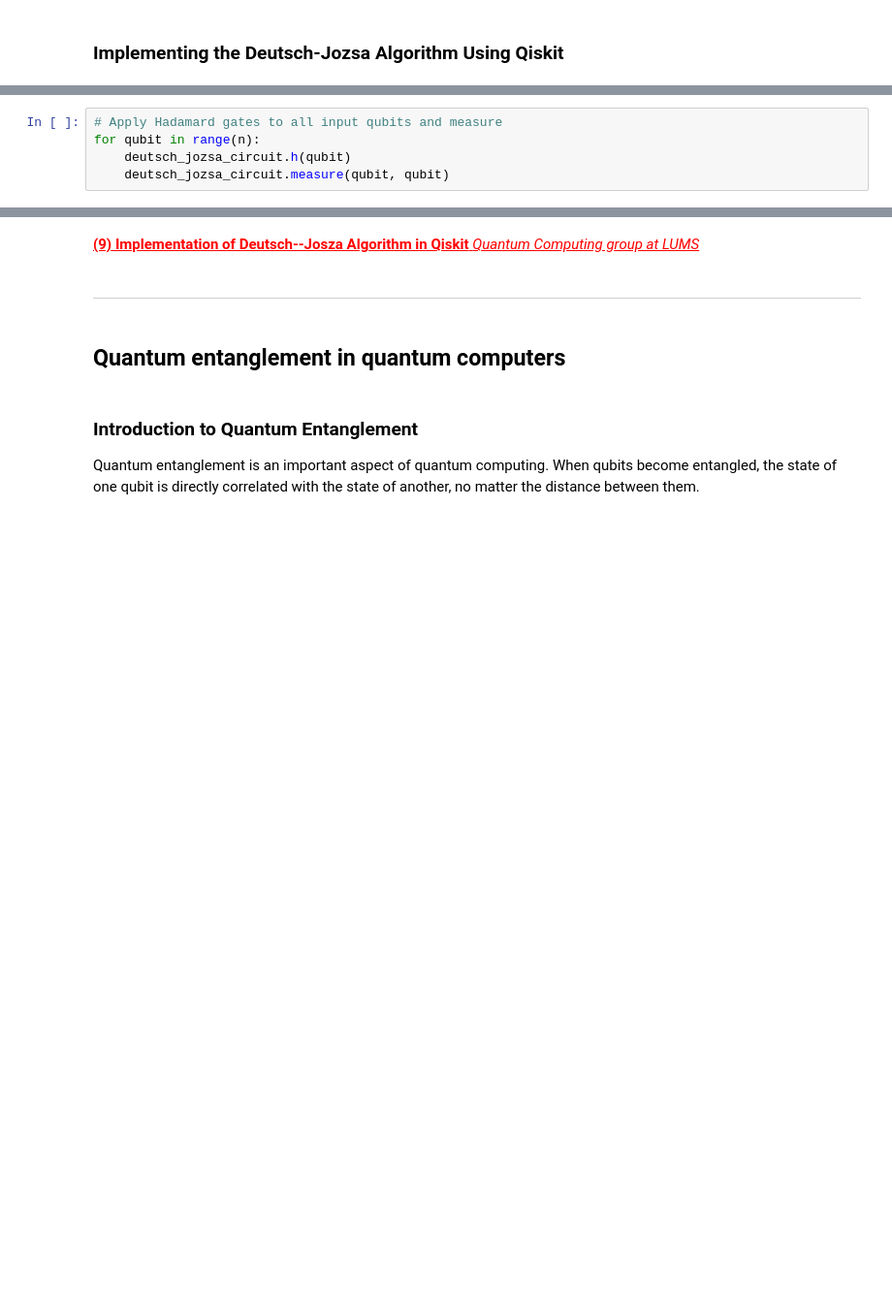
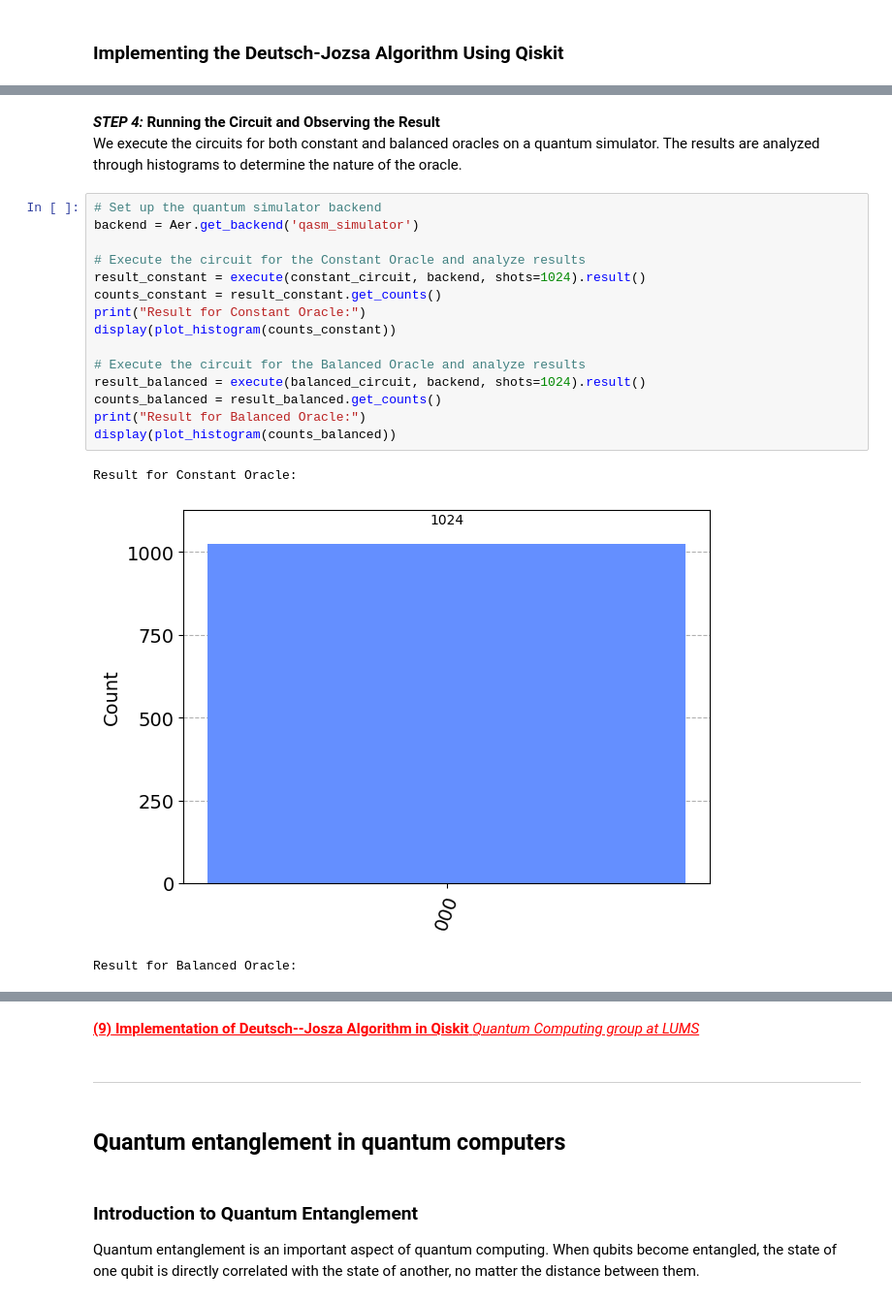
Before and after one commit to RazzaNoonan/EmergingTechnologies, a Jupyter notebook: project.ipynb, the cells around one changed output, grey strips where cells are left out. Shown at 97% size. Drawn from its saved outputs; the diff is of its cells as text; blank space fills up the shorter version.

```diff
--- a/project.ipynb
+++ b/project.ipynb
@@ -236,5 +230,0 @@ _STEP 4:_ Completing the Circuit
-# %%
-# Apply Hadamard gates to all input qubits and measure
-for qubit in range(n):
-    deutsch_jozsa_circuit.h(qubit)
-    deutsch_jozsa_circuit.measure(qubit, qubit)
@@ -279,0 +291,22 @@ This algorithm shows how quantum computing can be more effective than classical
+# %% [markdown]
+**_STEP 4:_ Running the Circuit and Observing the Result** <br>
+We execute the circuits for both constant and balanced oracles on a quantum simulator. The results are analyzed through histograms to determine the nature of the oracle.
+# %%
+# Set up the quantum simulator backend
+backend = Aer.get_backend('qasm_simulator')
+
+# Execute the circuit for the Constant Oracle and analyze results
+result_constant = execute(constant_circuit, backend, shots=1024).result()
+counts_constant = result_constant.get_counts()
+print("Result for Constant Oracle:")
+display(plot_histogram(counts_constant))
+
+# Execute the circuit for the Balanced Oracle and analyze results
+result_balanced = execute(balanced_circuit, backend, shots=1024).result()
+counts_balanced = result_balanced.get_counts()
+print("Result for Balanced Oracle:")
+display(plot_histogram(counts_balanced))
+# %% [output]
+Result for Constant Oracle:
+[figure, added]
+Result for Balanced Oracle:
```
Also changed, not shown: parts of 54 cells of this notebook, 1 other file.
